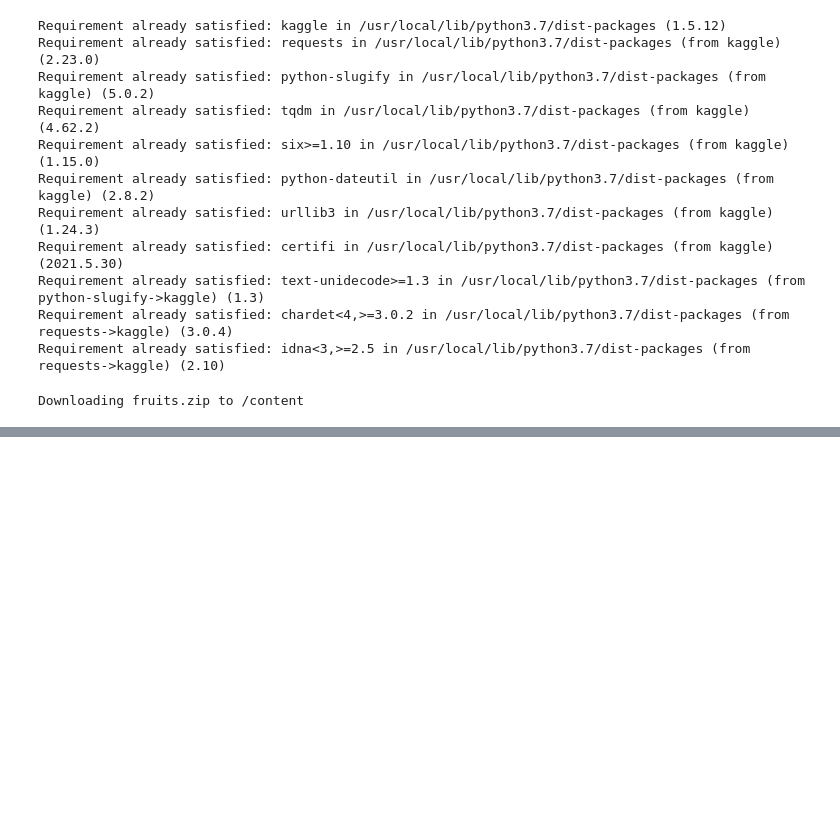
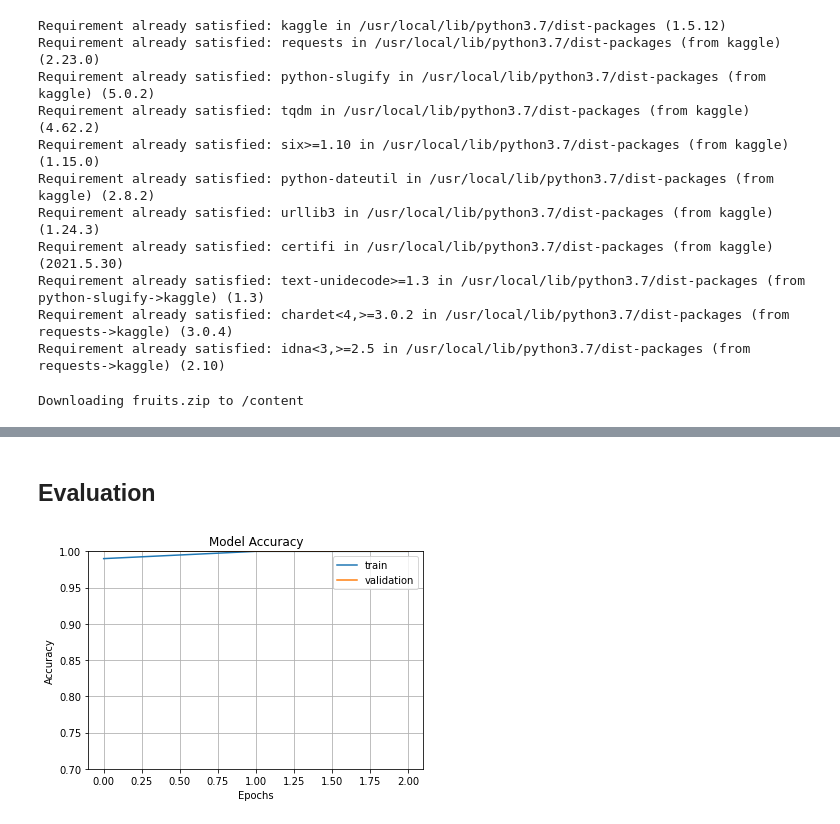
Before and after one commit to billowdev/lab-fruit-classification-simple-model, a Jupyter notebook: Proj_Image_Classification.ipynb, the cells around one changed output, grey strips where cells are left out. Saved outputs shown, nothing was run; the diff lists cells and outputs as text; code cells hidden in the pictures; blank space fills up the shorter version.

```diff
--- a/Proj_Image_Classification.ipynb
+++ b/Proj_Image_Classification.ipynb
@@ -213,0 +322,18 @@ extractimagefeat(imglist)
+# %%
+resnet_model = Sequential()
+# - creating an empty neural network.
+# - initializing by calling this sequential function
+
+pretrained = tf.keras.applications.ResNet50(include_top=False,
+                                                  input_shape = (200, 200, 3),
+                                                  pooling = 'avg', classes=3,
+                                                  weights = 'imagenet'
+                                                  )
+
+for layer in pretrained.layers:
+  layer.trainable = False # ไม่ใช้ การ trainable
+
+resnet_model.add(pretrained) # adding pre-trained model to resnetmodel
+resnet_model.add(Flatten()) #
+resnet_model.add(Dense(512, activation='relu'))
+resnet_model.add(Dense(3, activation = 'softmax'))
@@ -213,0 +363,28 @@ extractimagefeat(imglist)
+# %%
+resnet_model.compile(optimizer=Adam(lr=0.001),
+                     loss='categorical_crossentropy',
+                     metrics=['accuracy'])
+# %%
+epochs = 2
+history = resnet_model.fit(
+    train_ds,
+    validation_data = val_ds,
+    epochs = epochs
+)
+# %% [markdown]
+## Evaluation
+# %%
+# Model Accuracy
+fig1 = plt.gcf()
+
+plt.plot(history.history['accuracy'])
+plt.plot(history.history['val_accuracy'])
+plt.axis(ymin=0.7, ymax=1)
+plt.grid()
+plt.title('Model Accuracy')
+plt.ylabel('Accuracy')
+plt.xlabel('Epochs')
+plt.legend(['train', 'validation'])
+plt.show()
+# %% [output]
+[figure, added]
```
Also changed, not shown: parts of 59 cells of this notebook.
